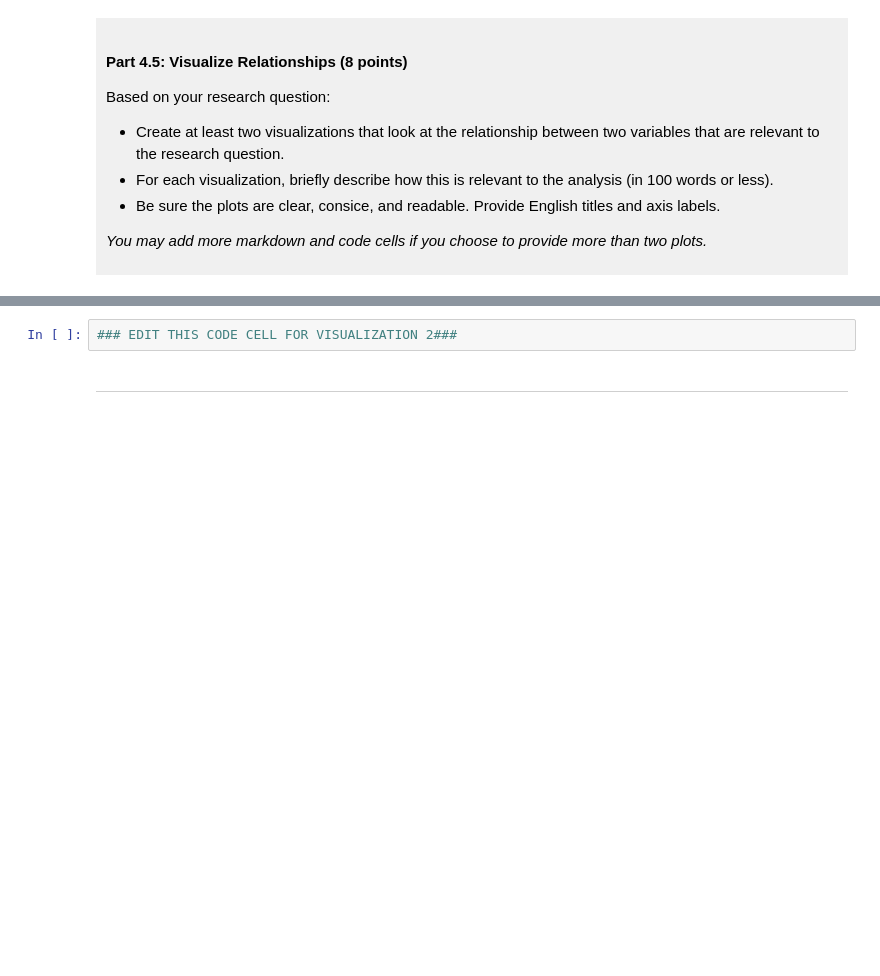
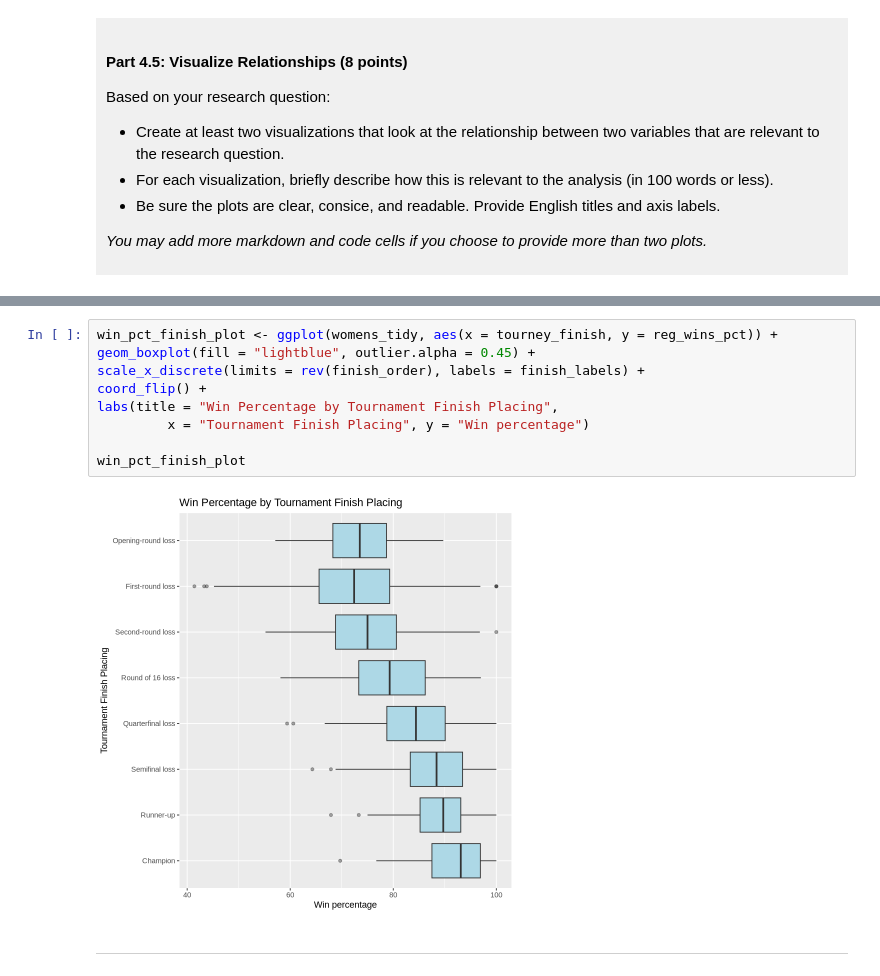
Before and after one commit to jinyichen616-lab/dsci-100-project-Yichen-Jin, a Jupyter notebook: dsci-100-project-notebook.ipynb, the cells around one changed output, grey strips where cells are left out. Cells and saved outputs as stored; diff of their text form; blank space fills up the shorter version.

```diff
--- a/dsci-100-project-notebook.ipynb
+++ b/dsci-100-project-notebook.ipynb
@@ -326,5 +417,14 @@ Visualization 2: %%% EDIT THIS MARKDOWN CELL%%%
 # %%
-### EDIT THIS CODE CELL FOR VISUALIZATION 2###
+win_pct_finish_plot <- ggplot(womens_tidy, aes(x = tourney_finish, y = reg_wins_pct)) +
+geom_boxplot(fill = "lightblue", outlier.alpha = 0.45) +
+scale_x_discrete(limits = rev(finish_order), labels = finish_labels) +
+coord_flip() +
+labs(title = "Win Percentage by Tournament Finish Placing",
+         x = "Tournament Finish Placing", y = "Win percentage")
+
+win_pct_finish_plot
+# %% [output]
+[figure, added]
 # %% [markdown]
 ------
 # %% [markdown]
```
Also changed, not shown: parts of 9 cells of this notebook.
